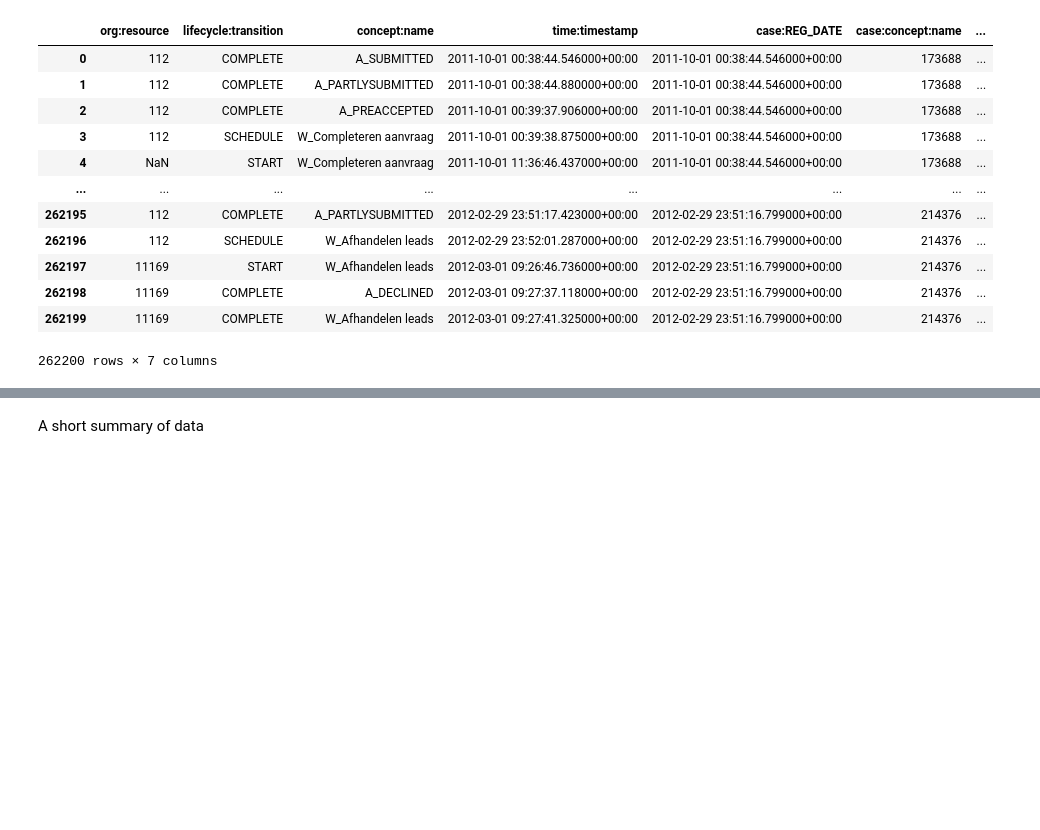
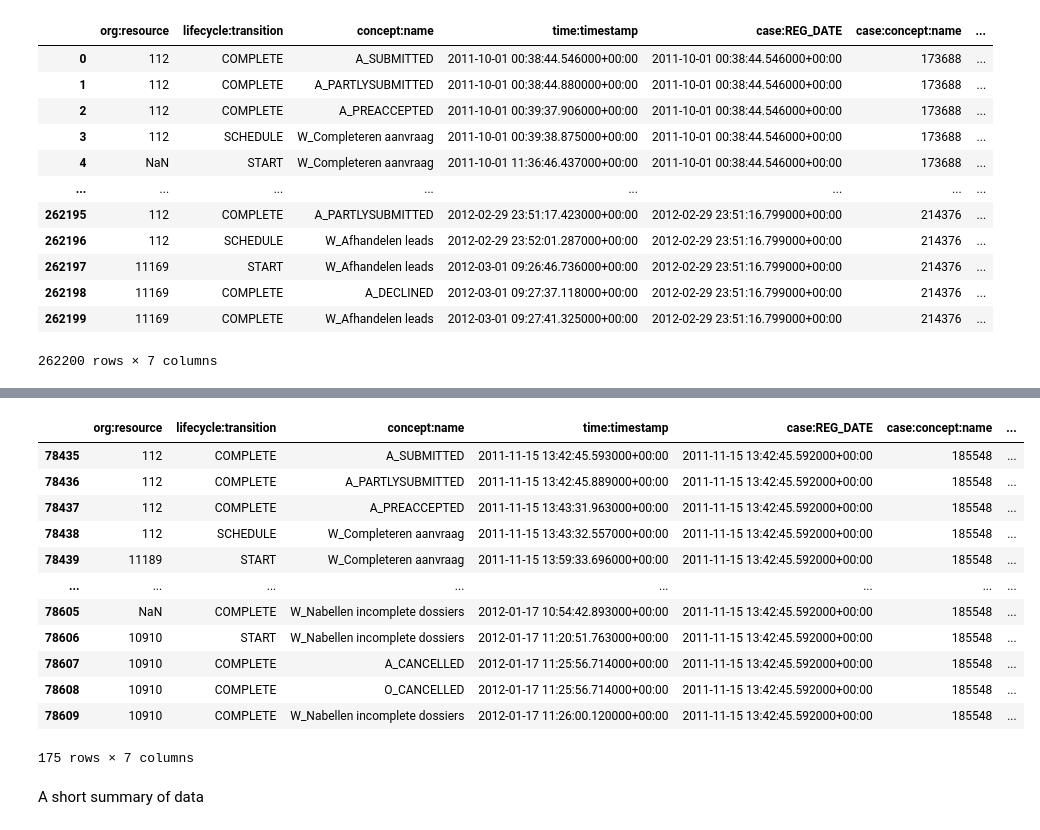
Before and after one commit to BrendGroen/2IOI0-Group-22, a Jupyter notebook: data_exploration.ipynb, the cells around one changed output, grey strips where cells are left out. Saved outputs shown, nothing was run; the diff lists cells and outputs as text; code cells hidden in the pictures; blank space fills up the shorter version.

```diff
--- a/data_exploration.ipynb
+++ b/data_exploration.ipynb
@@ -36,3 +44,19 @@ df
+# %%
+df[(df['case:concept:name'] == '185548')]
+# %% [output]
+|  | org:resource | lifecycle:transition | concept:name | time:timestamp | case:REG_DATE | case:concept:name | ... |
+| 78435 | 112 | COMPLETE | A_SUBMITTED | 2011-11-15 13:42:45.593000+00:00 | 2011-11-15 13:42:45.592000+00:00 | 185548 | ... |
+| 78436 | 112 | COMPLETE | A_PARTLYSUBMITTED | 2011-11-15 13:42:45.889000+00:00 | 2011-11-15 13:42:45.592000+00:00 | 185548 | ... |
+| 78437 | 112 | COMPLETE | A_PREACCEPTED | 2011-11-15 13:43:31.963000+00:00 | 2011-11-15 13:42:45.592000+00:00 | 185548 | ... |
+| 78438 | 112 | SCHEDULE | W_Completeren aanvraag | 2011-11-15 13:43:32.557000+00:00 | 2011-11-15 13:42:45.592000+00:00 | 185548 | ... |
+| 78439 | 11189 | START | W_Completeren aanvraag | 2011-11-15 13:59:33.696000+00:00 | 2011-11-15 13:42:45.592000+00:00 | 185548 | ... |
+| ... | ... | ... | ... | ... | ... | ... | ... |
+| 78605 | NaN | COMPLETE | W_Nabellen incomplete dossiers | 2012-01-17 10:54:42.893000+00:00 | 2011-11-15 13:42:45.592000+00:00 | 185548 | ... |
+| 78606 | 10910 | START | W_Nabellen incomplete dossiers | 2012-01-17 11:20:51.763000+00:00 | 2011-11-15 13:42:45.592000+00:00 | 185548 | ... |
+| 78607 | 10910 | COMPLETE | A_CANCELLED | 2012-01-17 11:25:56.714000+00:00 | 2011-11-15 13:42:45.592000+00:00 | 185548 | ... |
+| 78608 | 10910 | COMPLETE | O_CANCELLED | 2012-01-17 11:25:56.714000+00:00 | 2011-11-15 13:42:45.592000+00:00 | 185548 | ... |
+| 78609 | 10910 | COMPLETE | W_Nabellen incomplete dossiers | 2012-01-17 11:26:00.120000+00:00 | 2011-11-15 13:42:45.592000+00:00 | 185548 | ... |
+175 rows × 7 columns
 # %% [markdown]
 A short summary of data
 # %%
```
Also changed, not shown: parts of 11 cells of this notebook.
